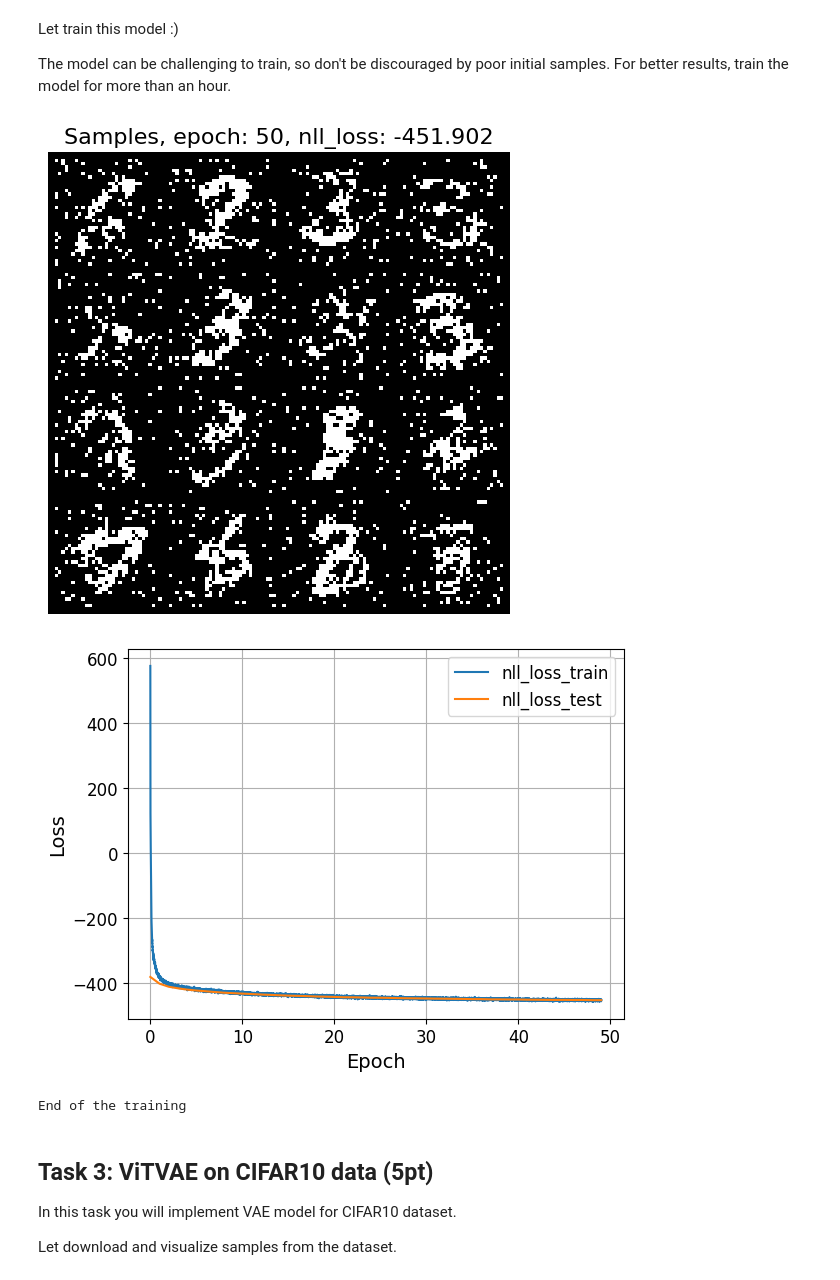
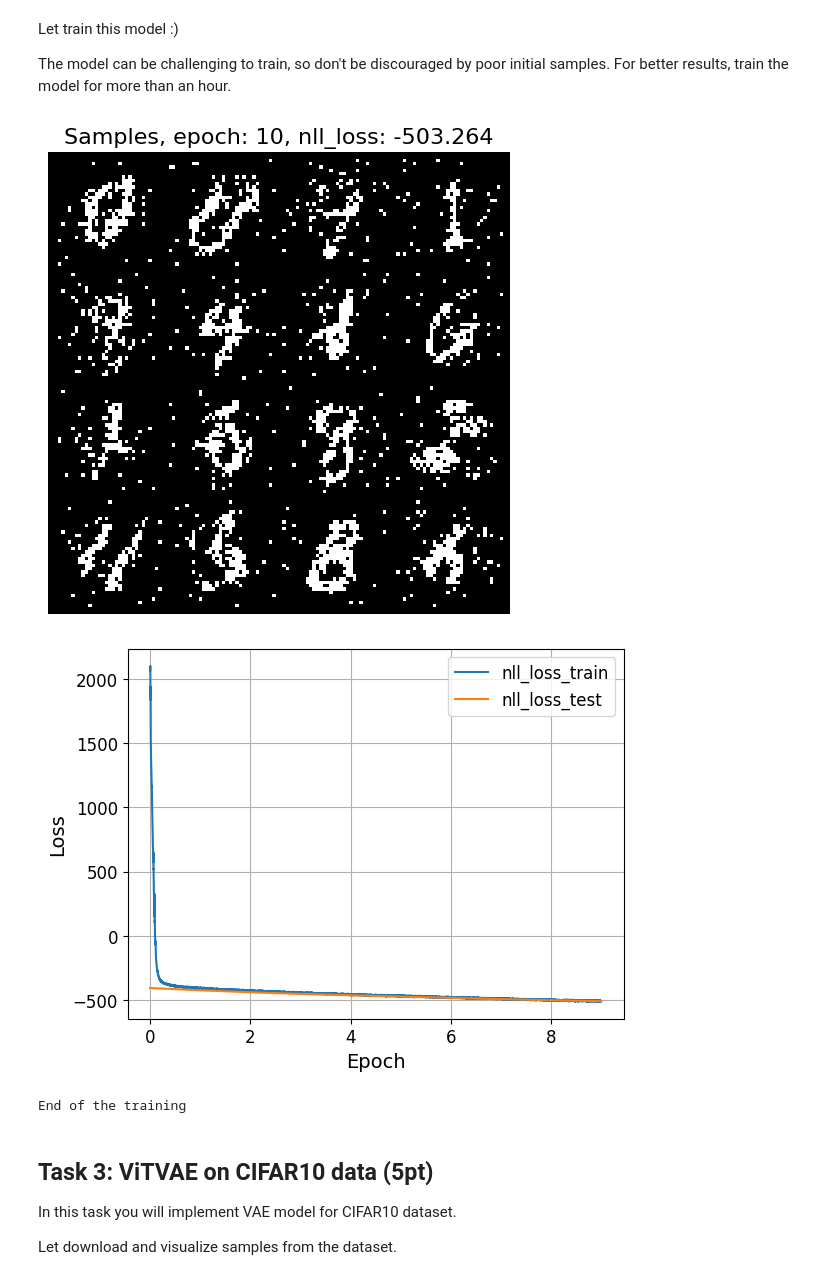
Before and after one commit to fantdali/2025-DGM-MIPT-YSDA-course, a Jupyter notebook: homeworks/hw2.ipynb, the cells around one changed output. Saved outputs shown, nothing was run; the diff lists cells and outputs as text; code cells hidden in the pictures.

```diff
--- a/homeworks/hw2.ipynb
+++ b/homeworks/hw2.ipynb
@@ -418,7 +634,17 @@ class AffineChannelCouplingLayer(nn.Module):
         # ====
         # your code
         # define ViTAffineConditioner that will output s() and t()
-
+        self.vit_conditioner = ViTAffineConditioner(
+            ViTEncoder(
+                image_shape=image_shape,
+                patch_shape=patch_shape,
+                dim=dim,
+                depth=depth,
+                heads=heads,
+                mlp_dim=mlp_dim,
+                n_channels=n_channels,
+            )
+        )
         # ====
 
     def forward(self, x: torch.Tensor, invert: bool = False) -> torch.Tensor:
@@ -428,7 +654,16 @@ class AffineChannelCouplingLayer(nn.Module):
         # your code
         # 1) split x to two equal parts by channel dimension (dim=1)
         # 2) apply ViTAffineConditioner to masked x
+        x1, x2 = x.split(n_channels//2, dim=1)
 
+        if self.parity_type:
+            x_affine = x1
+            x_split = x2
+        else:
+            x_affine = x2
+            x_split = x1
+
+        s, t = self.vit_conditioner(x_split)
         # ====
 
         # this formula is described in Section 4.1 in original paper
@@ -438,7 +673,12 @@ class AffineChannelCouplingLayer(nn.Module):
         # ====
         # your code
         # apply forward (invert=False) or inverse (invert=True) transform
+        if not invert:
+            z = x_affine * torch.exp(s) + t
+        else:
+            z = (x_affine - t) * torch.exp(-s)
 
+        z_split = x_split
         # ====
 
         # look carefully at this piece of code
@@ -588,7 +830,8 @@ class LogitTransform(nn.Module):
             # your code
             # 1) scale the data to [alpha, 1 - alpha range] (save the result to x_scaled)
             # 2) apply logit operation that described above (save the result to x)
-
+            x_scaled = x * (1 - 2 * self.alpha) + self.alpha
+            x = torch.log(x_scaled) - torch.log(1.0 - x_scaled)
             # ====
 
             # look carefully at this expression, try to understand this formula
@@ -744,12 +1033,12 @@ class RealNVP(BaseModel):
 # ====
 # your code
 # choose these parameters
-BATCH_SIZE =
-LR =
-DIM =
-DEPTH =
-HEADS =
-MLP_DIM =
+BATCH_SIZE = 128
+LR = 1e-3
+DIM = 64
+DEPTH = 6
+HEADS = 4
+MLP_DIM = 128
 # ====
 
 # model
@@ -770,31 +1059,31 @@ The model can be challenging to train, so don't be discouraged by poor initial s
 # %%
 loader_args = dict(batch_size=BATCH_SIZE, shuffle=True)
 train_loader = data.DataLoader(train_data, **loader_args)
 test_loader = data.DataLoader(test_data, **loader_args)
 
 # ====
 # your code
 # choose any optimizer/scheduler as you want
-optimizer =
+optimizer = torch.optim.AdamW(model.parameters(), lr=LR)
 # ====
 
 # train
-EPOCHS =
+EPOCHS = 10
 
 train_model(
     model,
     train_loader,
     test_loader,
     epochs=EPOCHS,
     optimizer=optimizer,
     device=DEVICE,
     n_samples=16,
     visualize_samples=True,
     loss_key="nll_loss",
 )
 # %% [output]
-[figure, old version]
+[figure, new version]
-[figure, old version]
+[figure, new version]
 End of the training
 # %% [markdown]
 ## Task 3: ViTVAE on CIFAR10 data (5pt)
```
Also changed, not shown: parts of 20 cells of this notebook, 3 other files.
